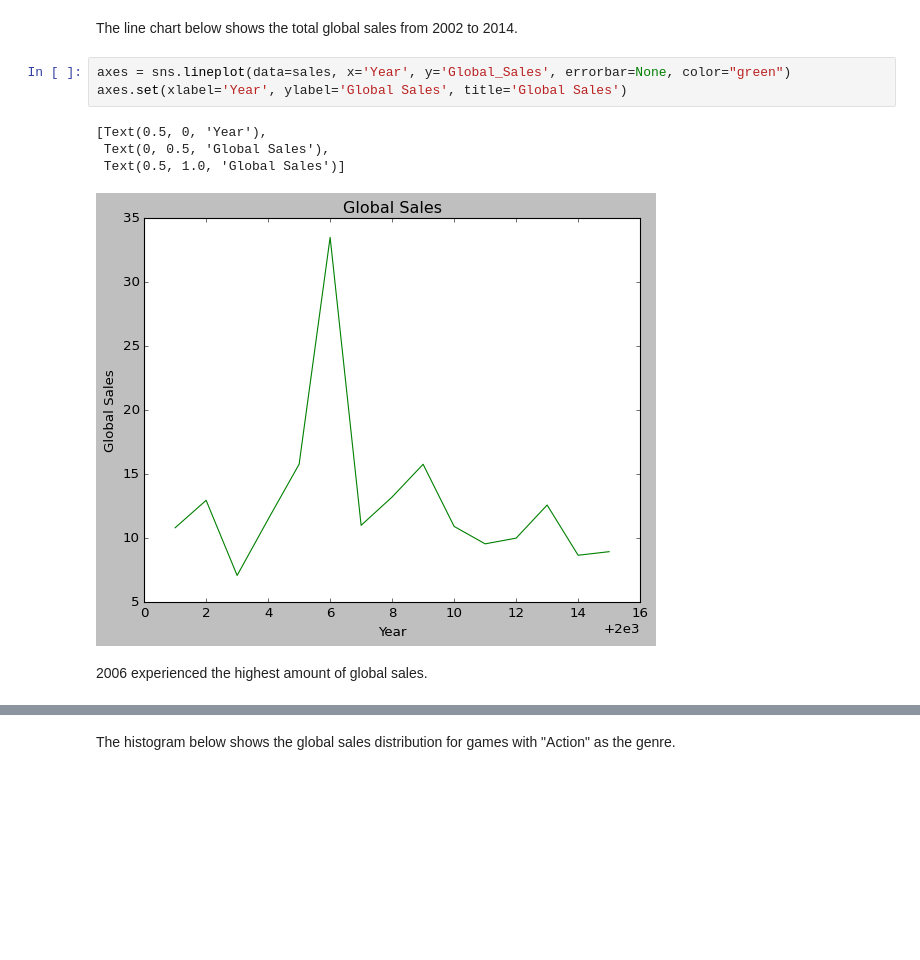
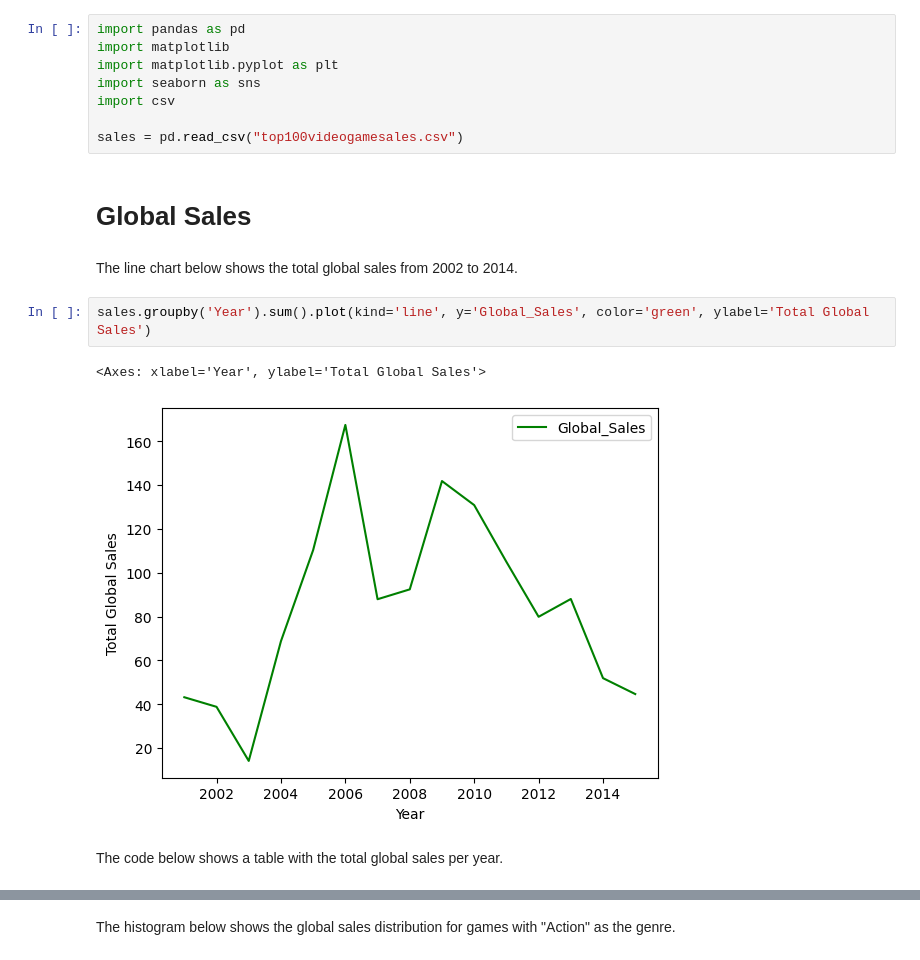
Before and after one commit to koalfred/videogamesales, a Jupyter notebook: Video Game Sales.ipynb, the cells around one changed output, grey strips where cells are left out. Saved outputs shown, nothing was run; the diff lists cells and outputs as text; blank space fills up the shorter version.

```diff
--- a/Video Game Sales.ipynb
+++ b/Video Game Sales.ipynb
@@ -17,12 +29,19 @@ sales = pd.read_csv("top100videogamesales.csv")
+# %%
+import pandas as pd
+import matplotlib
+import matplotlib.pyplot as plt
+import seaborn as sns
+import csv
+
+sales = pd.read_csv("top100videogamesales.csv")
+# %% [markdown]
+# Global Sales
 # %% [markdown]
 The line chart below shows the total global sales from 2002 to 2014.
-# %%
-axes = sns.lineplot(data=sales, x='Year', y='Global_Sales', errorbar=None, color="green")
-axes.set(xlabel='Year', ylabel='Global Sales', title='Global Sales')
-# %% [output]
-[Text(0.5, 0, 'Year'),
- Text(0, 0.5, 'Global Sales'),
- Text(0.5, 1.0, 'Global Sales')]
-[figure, removed]
-# %% [markdown]
-2006 experienced the highest amount of global sales.
+# %%
+sales.groupby('Year').sum().plot(kind='line', y='Global_Sales', color='green', ylabel='Total Global Sales')
+# %% [output]
+<Axes: xlabel='Year', ylabel='Total Global Sales'>
+[figure, added]
+# %% [markdown]
+The code below shows a table with the total global sales per year.
```
Also changed, not shown: parts of 43 cells of this notebook.
